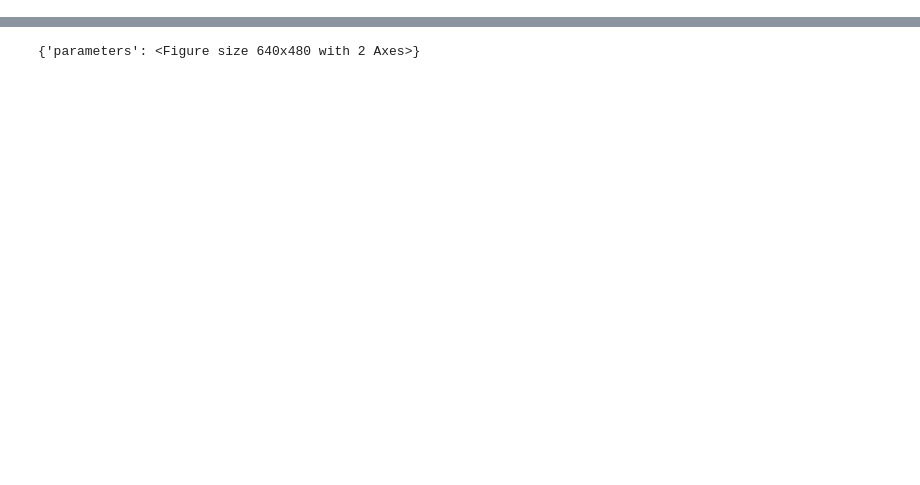
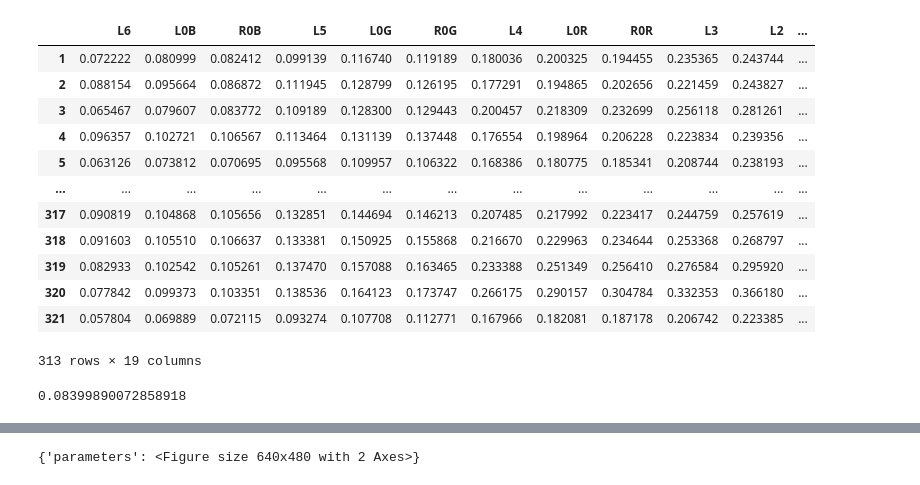
Before and after one commit to MillionConcepts/multidex, a Jupyter notebook: multidex/scratch/scratch_clustering_clean.ipynb, the cells around one changed output, grey strips where cells are left out. Cells and saved outputs as stored; diff of their text form; code cells hidden in the pictures; blank space fills up the shorter version.

```diff
--- a/multidex/scratch/scratch_clustering_clean.ipynb
+++ b/multidex/scratch/scratch_clustering_clean.ipynb
@@ -132,10 +132,10 @@ norm_values = False
 pca_fields = filters
 # corr_fields = filters + ["incidence_angle", 'r16', 'r56', 'l645']
 # corr_fields = filters + ["incidence_angle", "zoom", 'sol']
-corr_fields = filters + ["incidence_angle", 'ltst', 'sclk']
-
+# corr_fields = filters + ["incidence_angle", 'ltst', 'sclk']
+corr_fields = filters + ['feature']
 explode_field = None
-r_star=False
+r_star=True
 # scale_to=('L1', 'R1')
 scale_to=None
 # scale_to=('L6', 'R6')
@@ -144,17 +144,17 @@ data_df = filter_df_from_queryset(
     spec_model.objects.all(), r_star=r_star, scale_to=scale_to
 )
 corpus = pd.concat([metadata_df, data_df], axis=1)
-corpus["ltst"] = corpus["ltst"].map(s_from_midnight)
-corpus["avg"] = corpus[filters].mean(axis=1)
-corpus['r56'] = corpus['R5'] / corpus['R6']
-corpus['r16'] = corpus['R1'] / corpus['R6']
-corpus['l645'] = ops.band_depth(
-    corpus[['L6', 'L4', 'L5']].T,
-    None,
-    wave_mapping[['L6', 'L4', 'L5']]
-)[0]
-if 'zoom' in corpus.columns:
-    corpus['zoom'] = corpus['zoom'].astype('float16')
+# corpus["ltst"] = corpus["ltst"].map(s_from_midnight)
+# corpus["avg"] = corpus[filters].mean(axis=1)
+# corpus['r56'] = corpus['R5'] / corpus['R6']
+# corpus['r16'] = corpus['R1'] / corpus['R6']
+# corpus['l645'] = ops.band_depth(
+#     corpus[['L6', 'L4', 'L5']].T,
+#     None,
+#     wave_mapping[['L6', 'L4', 'L5']]
+# )[0]
+# if 'zoom' in corpus.columns:
+#     corpus['zoom'] = corpus['zoom'].astype('float16')
 if (explode_field is not None) and (explode_field in corpus.columns):
     exploded = explode_binary(corpus, explode_field)
     search = pd.concat([corpus.copy(), exploded], axis=1)
@@ -170,6 +170,24 @@ corr_fields = translate_fields_for_corr_graphs(filters, corr_fields)
 if exploded is not None:
     corr_fields += list(exploded.columns)
 # corr_fields += [band + "_err" for band in filters]
-pca_data, corr_data = preprocess_for_corrs(
-    corr_fields, norm_values, pca_fields, search, search_terms
-)
+# pca_data, corr_data = preprocess_for_corrs(
+#     corr_fields, norm_values, pca_fields, search, search_terms
+# )
+# pca_data = search[pca_fields].dropna(axis=0)
+corr_data = search[corr_fields].dropna(axis=0)
+# %%
+corr_data
+# %% [output]
+|  | L6 | L0B | R0B | L5 | L0G | R0G | L4 | L0R | R0R | L3 | L2 | ... |
+| 1 | 0.072222 | 0.080999 | 0.082412 | 0.099139 | 0.116740 | 0.119189 | 0.180036 | 0.200325 | 0.194455 | 0.235365 | 0.243744 | ... |
+| 2 | 0.088154 | 0.095664 | 0.086872 | 0.111945 | 0.128799 | 0.126195 | 0.177291 | 0.194865 | 0.202656 | 0.221459 | 0.243827 | ... |
+| 3 | 0.065467 | 0.079607 | 0.083772 | 0.109189 | 0.128300 | 0.129443 | 0.200457 | 0.218309 | 0.232699 | 0.256118 | 0.281261 | ... |
+| 4 | 0.096357 | 0.102721 | 0.106567 | 0.113464 | 0.131139 | 0.137448 | 0.176554 | 0.198964 | 0.206228 | 0.223834 | 0.239356 | ... |
+| 5 | 0.063126 | 0.073812 | 0.070695 | 0.095568 | 0.109957 | 0.106322 | 0.168386 | 0.180775 | 0.185341 | 0.208744 | 0.238193 | ... |
+| ... | ... | ... | ... | ... | ... | ... | ... | ... | ... | ... | ... | ... |
+| 317 | 0.090819 | 0.104868 | 0.105656 | 0.132851 | 0.144694 | 0.146213 | 0.207485 | 0.217992 | 0.223417 | 0.244759 | 0.257619 | ... |
+| 318 | 0.091603 | 0.105510 | 0.106637 | 0.133381 | 0.150925 | 0.155868 | 0.216670 | 0.229963 | 0.234644 | 0.253368 | 0.268797 | ... |
+| 319 | 0.082933 | 0.102542 | 0.105261 | 0.137470 | 0.157088 | 0.163465 | 0.233388 | 0.251349 | 0.256410 | 0.276584 | 0.295920 | ... |
+| 320 | 0.077842 | 0.099373 | 0.103351 | 0.138536 | 0.164123 | 0.173747 | 0.266175 | 0.290157 | 0.304784 | 0.332353 | 0.366180 | ... |
+| 321 | 0.057804 | 0.069889 | 0.072115 | 0.093274 | 0.107708 | 0.112771 | 0.167966 | 0.182081 | 0.187178 | 0.206742 | 0.223385 | ... |
+313 rows × 19 columns
@@ -175,0 +204,4 @@ pca_data, corr_data = preprocess_for_corrs(
+# %%
+pca_data['L2'].mean()
+# %% [output]
+0.08399890072858918
```
Also changed, not shown: parts of 17 cells of this notebook, 9 other files.
